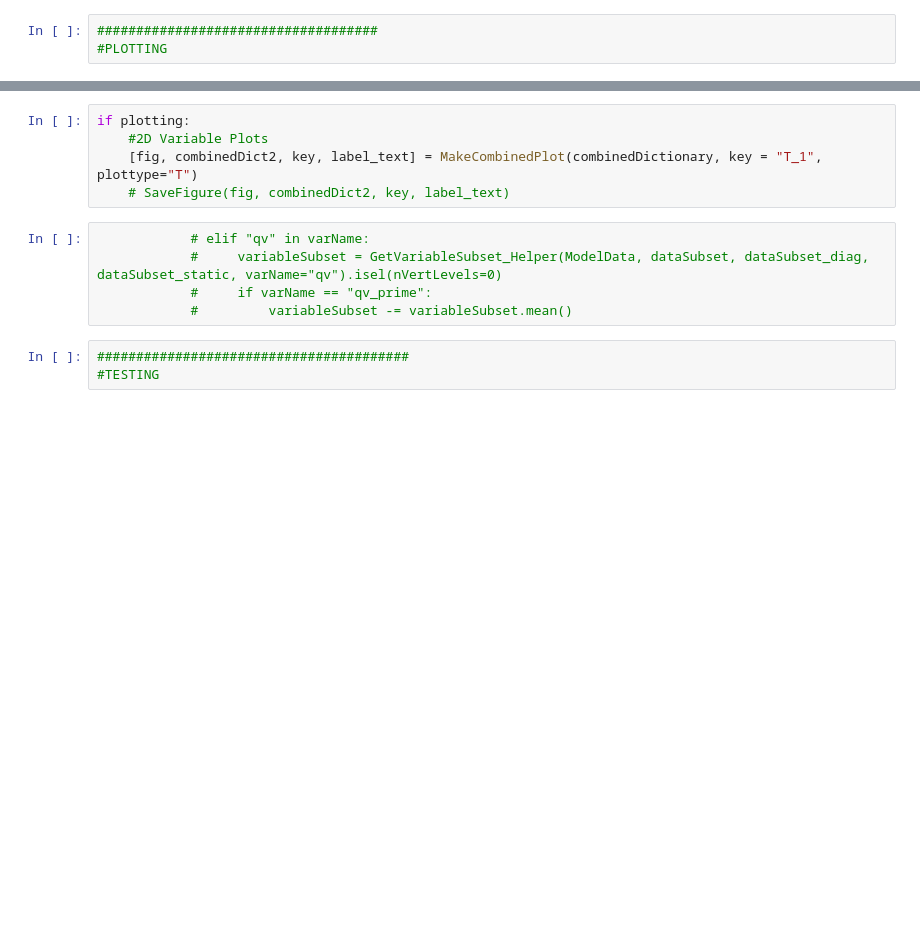
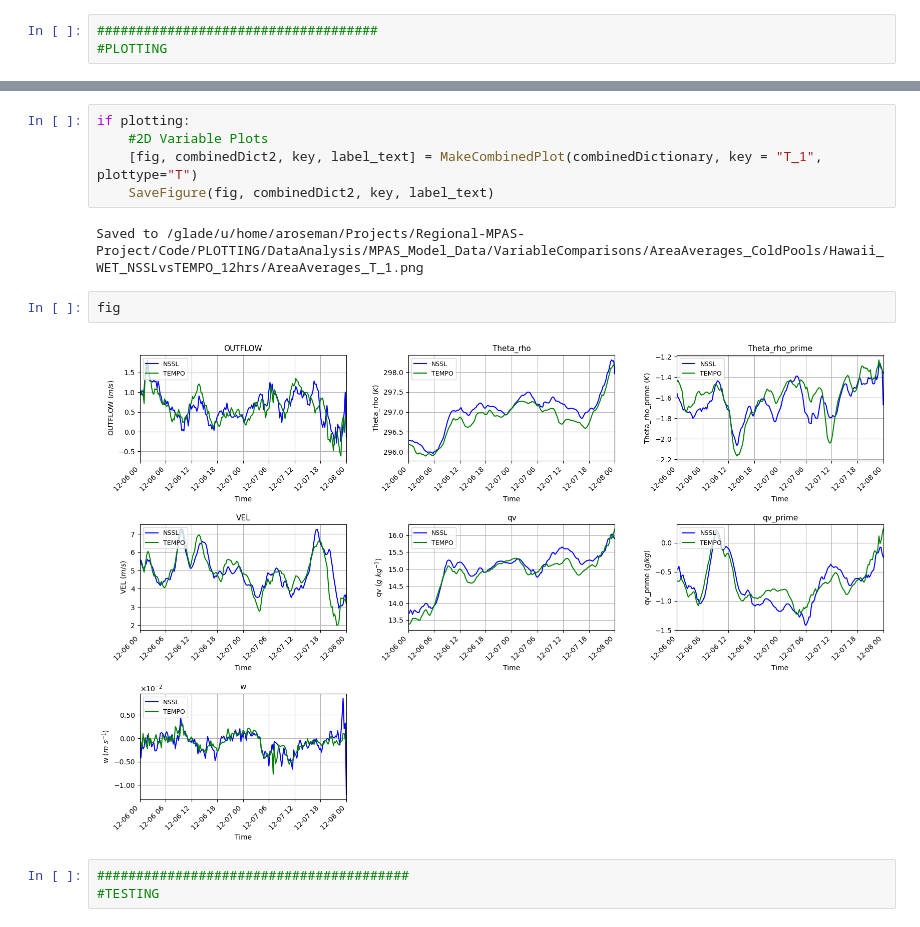
Before and after one commit to torrilab/Regional-MPAS-Project, a Jupyter notebook: CodeFiles/DataAnalysis/MPAS_Model_Data/AdditionalVariables/AreaAverages_ColdPools.ipynb, the cells around one changed output, grey strips where cells are left out. Drawn from its saved outputs; the diff is of its cells as text; blank space fills up the shorter version.

```diff
--- a/CodeFiles/DataAnalysis/MPAS_Model_Data/AdditionalVariables/AreaAverages_ColdPools.ipynb
+++ b/CodeFiles/DataAnalysis/MPAS_Model_Data/AdditionalVariables/AreaAverages_ColdPools.ipynb
@@ -969,12 +1250,13 @@ if plotting:
 if plotting:
     #2D Variable Plots
     [fig, combinedDict2, key, label_text] = MakeCombinedPlot(combinedDictionary, key = "T_1", plottype="T")
-    # SaveFigure(fig, combinedDict2, key, label_text)
+    SaveFigure(fig, combinedDict2, key, label_text)
+# %% [output]
+Saved to /glade/u/home/aroseman/Projects/Regional-MPAS-Project/Code/PLOTTING/DataAnalysis/MPAS_Model_Data/VariableComparisons/AreaAverages_ColdPools/Hawaii_WET_NSSLvsTEMPO_12hrs/AreaAverages_T_1.png
-# %%
-            # elif "qv" in varName:
-            #     variableSubset = GetVariableSubset_Helper(ModelData, dataSubset, dataSubset_diag, dataSubset_static, varName="qv").isel(nVertLevels=0)
-            #     if varName == "qv_prime":
-            #         variableSubset -= variableSubset.mean()
+# %%
+fig
+# %% [output]
+[figure, added]
 # %%
 ########################################
 #TESTING
```
Also changed, not shown: parts of 15 cells of this notebook, 2 other files.
